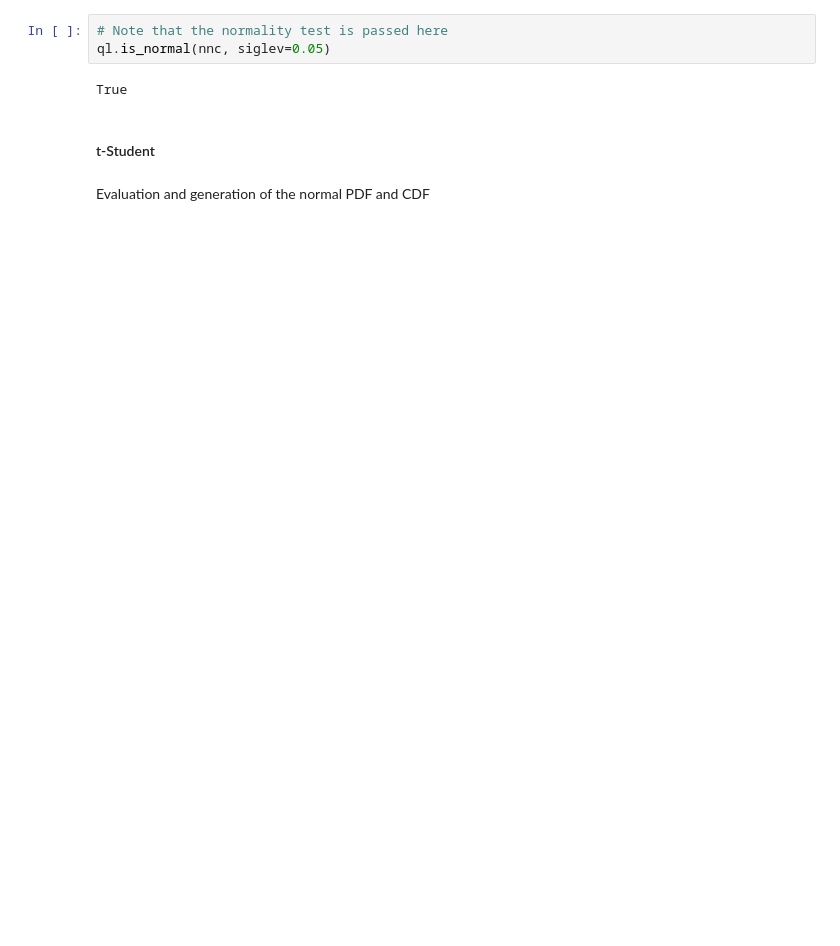
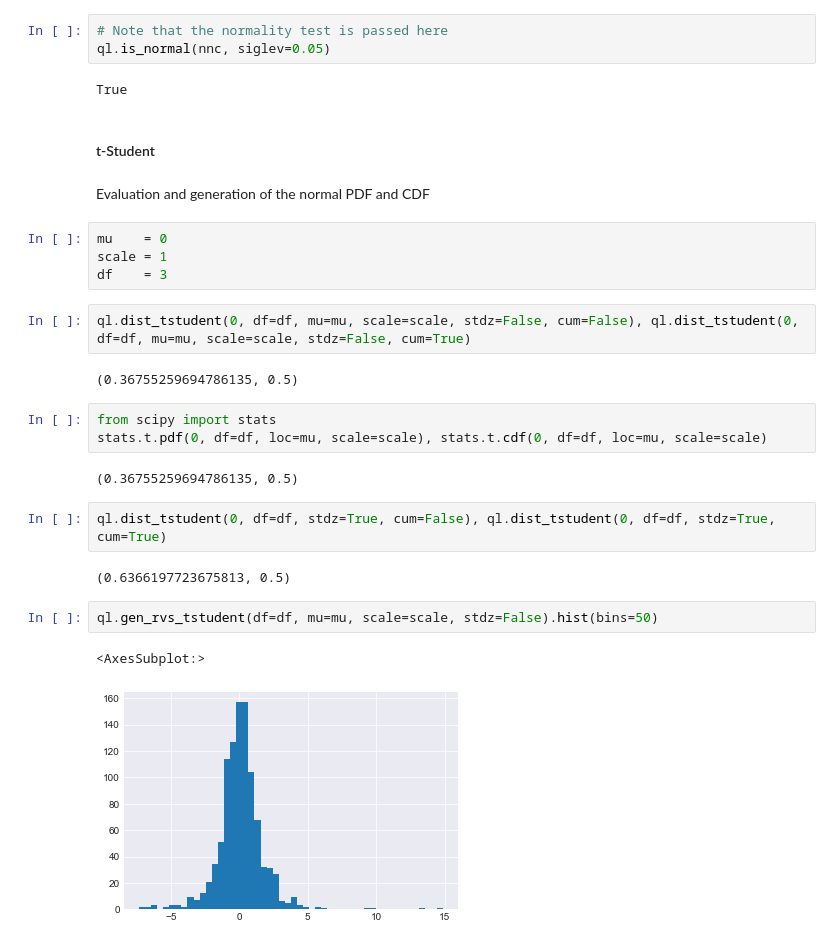
Before and after one commit to z4ir3/quant-library, a Jupyter notebook: tutorial-quant-library.ipynb, the cells around one changed output. Cells and saved outputs as stored; diff of their text form; blank space fills up the shorter version.

```diff
--- a/tutorial-quant-library.ipynb
+++ b/tutorial-quant-library.ipynb
@@ -632,3 +632,25 @@ True
 #### t-Student
 # %% [markdown]
 Evaluation and generation of the normal PDF and CDF
+# %%
+mu    = 0
+scale = 1
+df    = 3
+# %%
+ql.dist_tstudent(0, df=df, mu=mu, scale=scale, stdz=False, cum=False), ql.dist_tstudent(0, df=df, mu=mu, scale=scale, stdz=False, cum=True)
+# %% [output]
+(0.36755259694786135, 0.5)
+# %%
+from scipy import stats
+stats.t.pdf(0, df=df, loc=mu, scale=scale), stats.t.cdf(0, df=df, loc=mu, scale=scale)
+# %% [output]
+(0.36755259694786135, 0.5)
+# %%
+ql.dist_tstudent(0, df=df, stdz=True, cum=False), ql.dist_tstudent(0, df=df, stdz=True, cum=True)
+# %% [output]
+(0.6366197723675813, 0.5)
+# %%
+ql.gen_rvs_tstudent(df=df, mu=mu, scale=scale, stdz=False).hist(bins=50)
+# %% [output]
+<AxesSubplot:>
+[figure, added]
```
Also changed, not shown: parts of 17 cells of this notebook.
